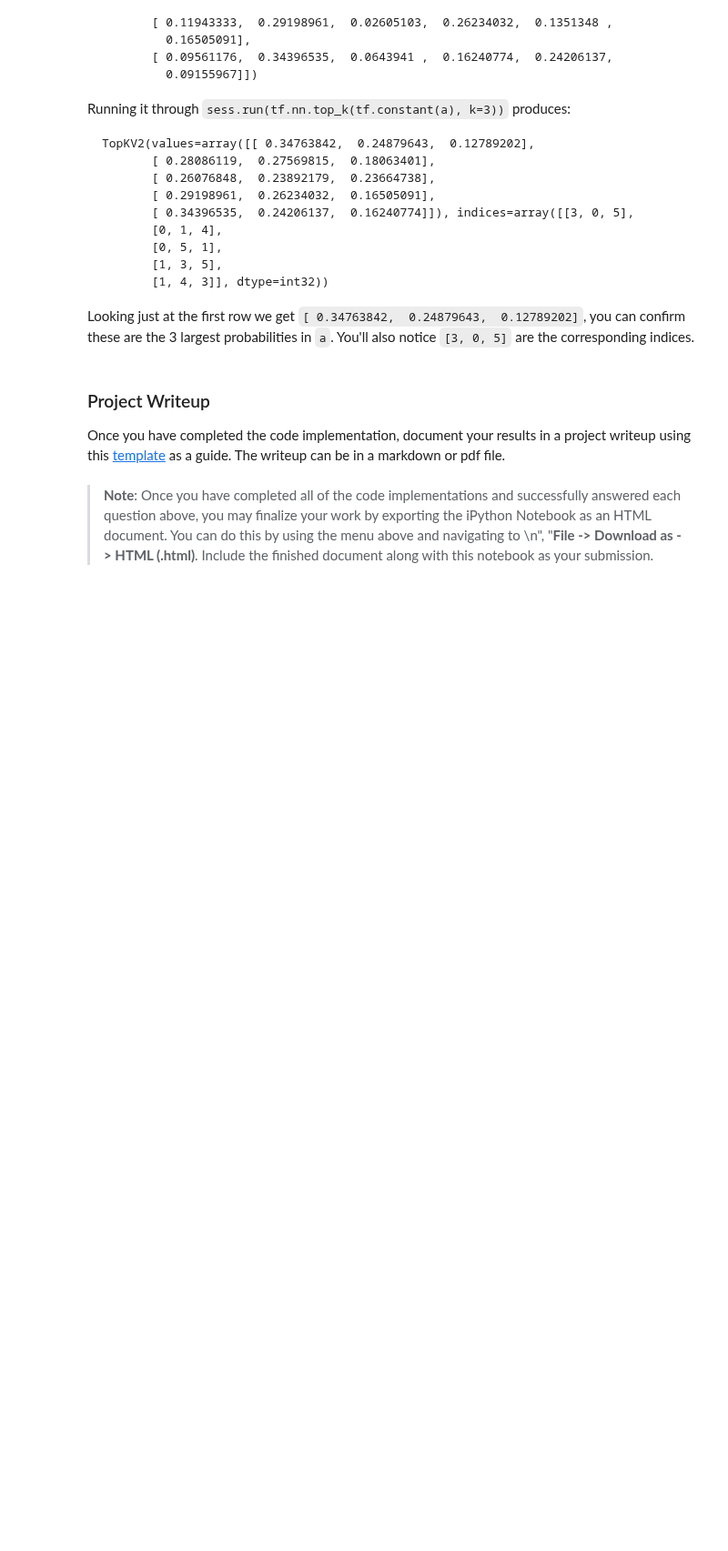
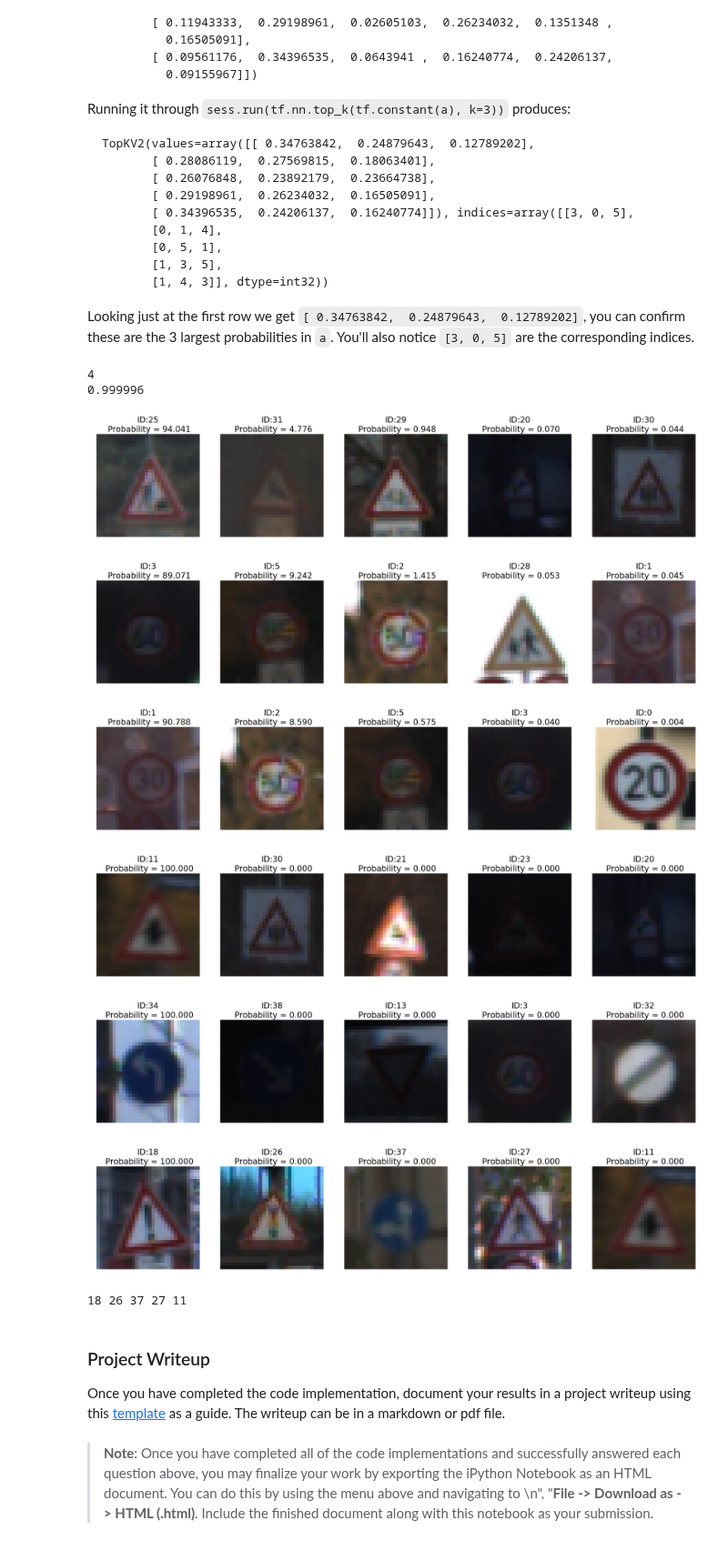
Before and after one commit to vishnuGovindaraj/Traffic-Sign-Classifier, a Jupyter notebook: Traffic_Sign_Classifier.ipynb, the cells around one changed output. Shown at 91% size. Saved outputs shown, nothing was run; the diff lists cells and outputs as text; code cells hidden in the pictures; blank space fills up the shorter version.

```diff
--- a/Traffic_Sign_Classifier.ipynb
+++ b/Traffic_Sign_Classifier.ipynb
@@ -225,7 +225,7 @@ imgplot = plt.imshow(X_train[10].squeeze(), plt.gray())
 
 import tensorflow as tf
 
-EPOCHS = 15
+EPOCHS = 50
 BATCH_SIZE = 256
 
 
@@ -359,7 +375,7 @@ Training...
 # %%
 
 with tf.Session() as sess:
-    saver.restore(sess, tf.train.latest_checkpoint('.'))
+    saver.restore(sess, "./lenet")
 
     test_accuracy = evaluate(X_test, y_test, 1.0, 1.0)
     print("Test Accuracy = {:.3f}".format(test_accuracy))
@@ -414,7 +437,8 @@ imgplot = plt.imshow(my_signs_gray[0].squeeze(), plt.gray())
 ### Make sure to pre-process the images with the same pre-processing pipeline used earlier.
 ### Feel free to use as many code cells as needed.
 with tf.Session() as sess:
-    saver.restore(sess, tf.train.latest_checkpoint('.'))
+    sess.run(tf.global_variables_initializer())
+    saver.restore(sess, "./lenet")
 
     test_accuracy = evaluate(my_signs_normalized, custom_labels, 1.0, 1.0)
     print("Test Accuracy = {:.3f}".format(test_accuracy))
@@ -480,35 +524,44 @@ Looking just at the first row we get `[ 0.34763842,  0.24879643,  0.12789202]`,
 # %%
 ### Print out the top five softmax probabilities for the predictions on the German traffic sign images found on the web.
 ### Feel free to use as many code cells as needed.
 
 softmax_logits = tf.nn.softmax(logits)
 top_k = tf.nn.top_k(softmax_logits, k=5)
 
 fig=plt.figure(figsize=(32, 32))
 
 with tf.Session() as sess:
     sess.run(tf.global_variables_initializer())
 
     saver.restore(sess, tf.train.latest_checkpoint('.'))
     my_softmax_logits = sess.run(softmax_logits, feed_dict={x: my_signs_normalized, keep_prob1: 1.0, keep_prob2: 1.0 })
     my_top_k = sess.run(top_k, feed_dict={x: my_signs_normalized, keep_prob1: 1.0, keep_prob2: 1.0})
 
-    print(i)
-    print(my_top_k[0][4][4])
+    %matplotlib inline
 
-    plt.figure(figsize=(32, 32))
-
+    j = 0
     for line in my_top_k[1]:
+        plt.figure(figsize=(32, 32))
         for i in range(0, 5):
             plt.subplot(2, 5, i+1)
-            x_selected = X_trainrgb[y_train == line[i]]
+            x_selected = X_trainrgb[y_trainrgb == line[i]]
             plt.imshow(x_selected[0, :, :, :])
-            label = ('ID:' + str(line[i]) + "\n " + "Count: " + str(len(x_selected)))
-            plt.title(label)
+            label = ('ID:' + str(line[i]) + "\n " + "Probability = {:.3f}".format(my_top_k[0][j][i] * 100.0))
+            plt.title(label, fontsize = '24')
             plt.axis('off')
         plt.show()
-
+        j += 1
     print(*line)
+# %% [output]
+4
+0.999996
+[figure, added]
+[figure, added]
+[figure, added]
+[figure, added]
+[figure, added]
+[figure, added]
+18 26 37 27 11
 # %% [markdown]
 ### Project Writeup
 
```
Also changed, not shown: parts of 6 cells of this notebook.
